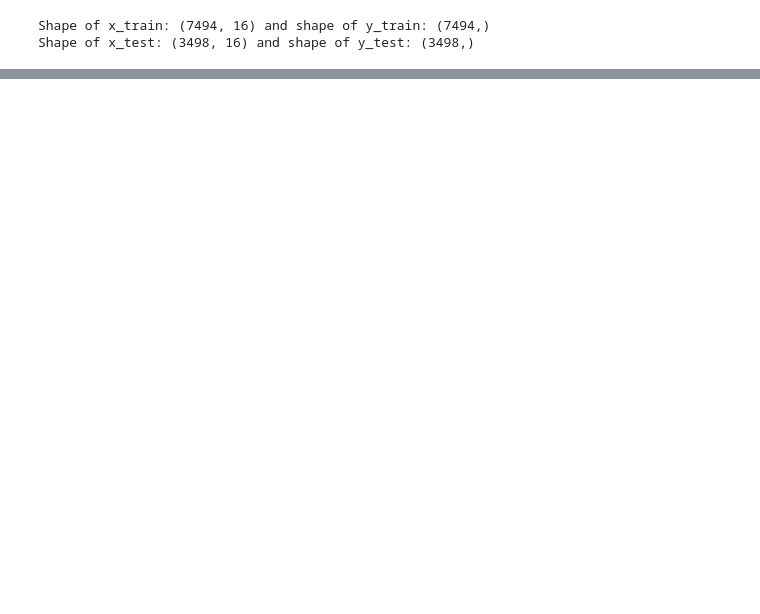
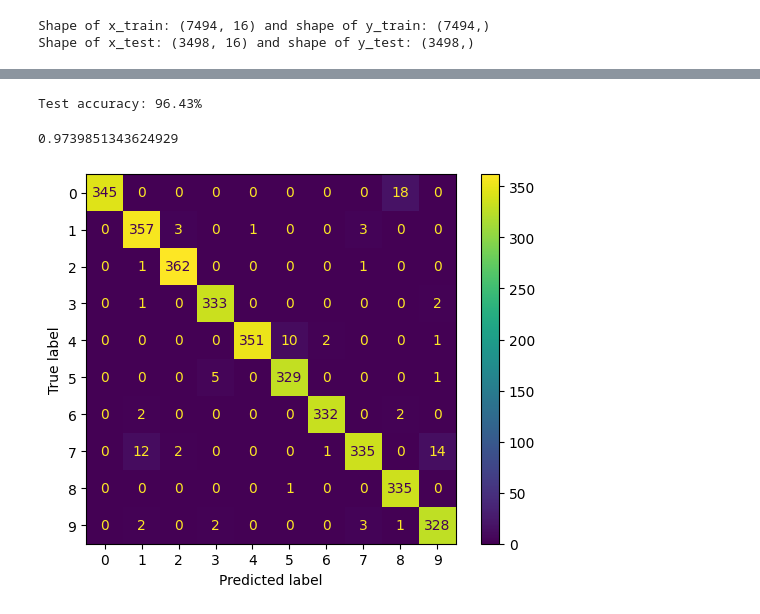
Before and after one commit to shab-sa/cs_internship, a Jupyter notebook: Step10/Detect Handwriting Data.ipynb, the cells around one changed output, grey strips where cells are left out. Drawn from its saved outputs; the diff is of its cells as text; code cells hidden in the pictures; blank space fills up the shorter version.

```diff
--- a/Step10/Detect Handwriting Data.ipynb
+++ b/Step10/Detect Handwriting Data.ipynb
@@ -283,4 +442,29 @@ nn.fit(X_train=x_train, y_train=y_train, X_valid=x_test[:1873], y_valid=y_test[:
 <__main__.NeuralNetMLP at 0x...>
+# %%
+y_test_pred = nn.predict(x_test[1873:])
+acc = (np.sum(y_test[1873:] == y_test_pred).astype(float) / x_test[1873:].shape[0])
+print('Test accuracy: %.2f%%' % (acc * 100))
+# %% [output]
+Test accuracy: 96.43%
+# %%
+from sklearn.neural_network import MLPClassifier
+clf = MLPClassifier(random_state=1, max_iter=500, activation='logistic').fit(x_train, y_train)
+y_pred = clf.predict(x_test)
+clf.score(x_test, y_test)
+# %% [output]
+0.9739851343624929
+# %%
+from sklearn.metrics import confusion_matrix, ConfusionMatrixDisplay
+import matplotlib.pyplot as plt
+cm = confusion_matrix(y_test, y_pred, labels=clf.classes_)
+disp = ConfusionMatrixDisplay(confusion_matrix=cm, display_labels=clf.classes_)
+disp.plot()
+#fig, ax = plt.subplots()
+#ConfusionMatrixDisplay(clf, x_test, y_test, display_labels=clf.classes_, ax=ax, cmap=plt.cm.Blues, values_format='d')
+#fig.suptitle(f"Confusion Matrix for MLPClassifier")
+plt.show()
+# %% [output]
+[figure, added]
 # %%
 import matplotlib.pyplot as plt
 plt.plot(range(nn.epochs), nn.eval_['cost'])
```
Also changed, not shown: parts of 14 cells of this notebook.
